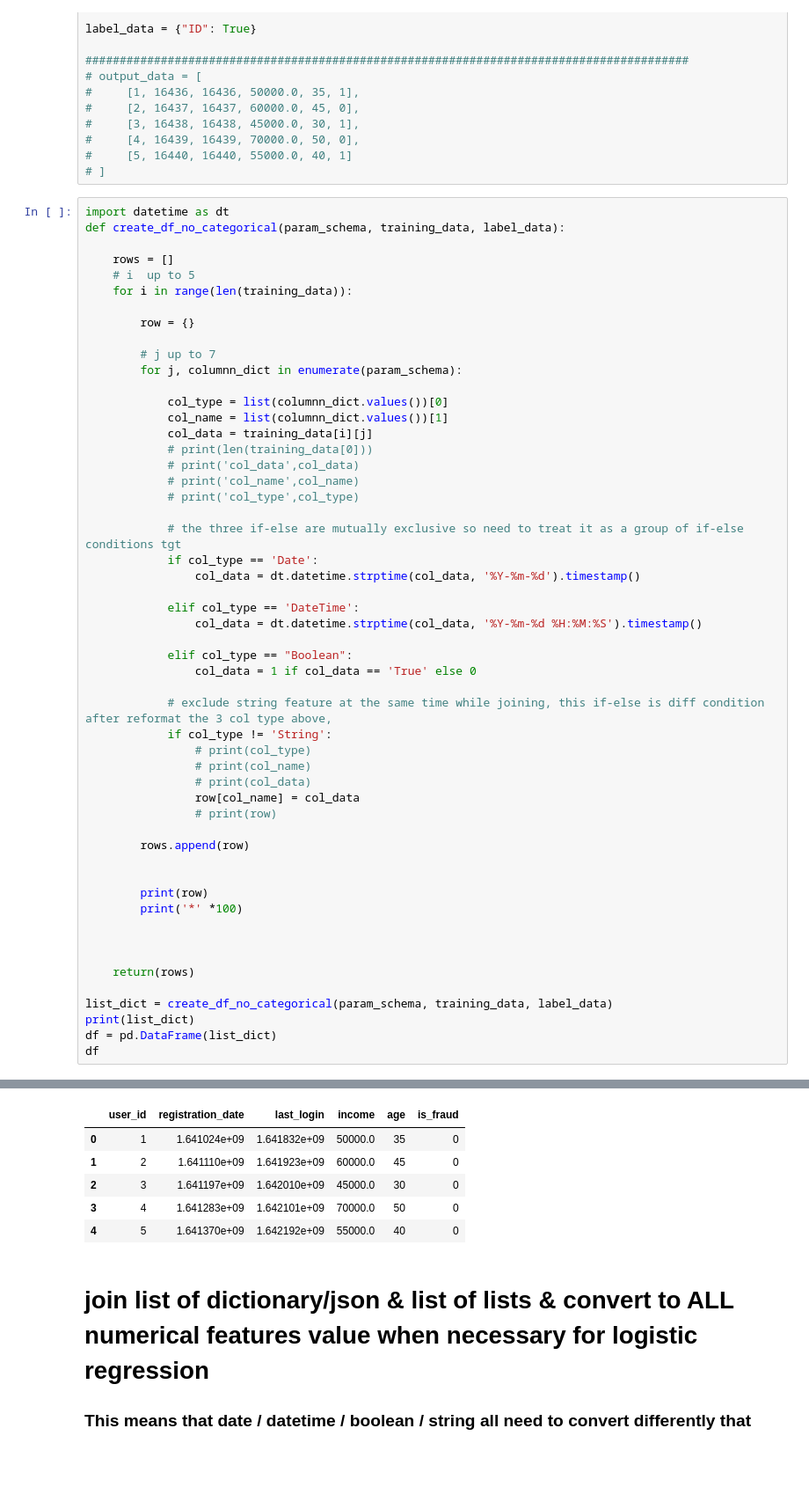
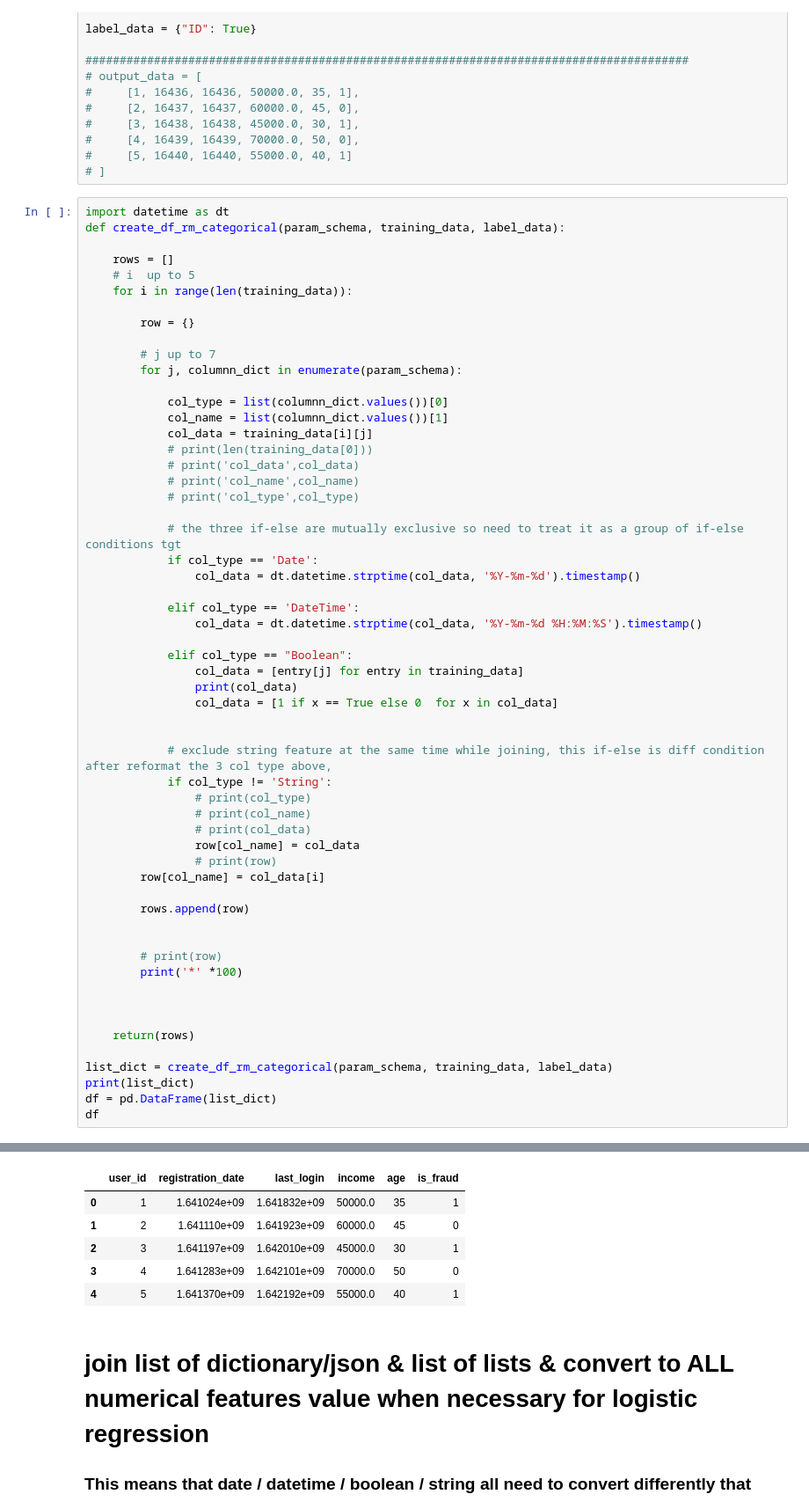
Before and after one commit to chevernemilia/ecl-ds-toolkit, a Jupyter notebook: Data_Manipulation.ipynb, the cells around one changed output, grey strips where cells are left out. Shown: that part at 88% size. Cells and saved outputs as stored; diff of their text form; blank space fills up the shorter version.

```diff
--- a/Data_Manipulation.ipynb
+++ b/Data_Manipulation.ipynb
@@ -297,7 +299,7 @@ label_data = {"ID": True}
 # ]
 # %%
 import datetime as dt
-def create_df_no_categorical(param_schema, training_data, label_data):
+def create_df_rm_categorical(param_schema, training_data, label_data):
 
     rows = []
     # i  up to 5
@@ -324,7 +326,10 @@ def create_df_no_categorical(param_schema, training_data, label_data):
                 col_data = dt.datetime.strptime(col_data, '%Y-%m-%d %H:%M:%S').timestamp()
 
             elif col_type == "Boolean":
-                col_data = 1 if col_data == 'True' else 0
+                col_data = [entry[j] for entry in training_data]
+                print(col_data)
+                col_data = [1 if x == True else 0  for x in col_data]
+
 
             # exclude string feature at the same time while joining, this if-else is diff condition after reformat the 3 col type above,
             if col_type != 'String':
@@ -333,18 +338,19 @@ def create_df_no_categorical(param_schema, training_data, label_data):
                 # print(col_data)
                 row[col_name] = col_data
                 # print(row)
+        row[col_name] = col_data[i]
 
         rows.append(row)
 
 
-        print(row)
+        # print(row)
         print('*' *100)
 
 
 
     return(rows)
 
-list_dict = create_df_no_categorical(param_schema, training_data, label_data)
+list_dict = create_df_rm_categorical(param_schema, training_data, label_data)
 print(list_dict)
 df = pd.DataFrame(list_dict)
 df
@@ -363,9 +369,9 @@ df
 |  | user_id | registration_date | last_login | income | age | is_fraud |
-| 0 | 1 | 1.641024e+09 | 1.641832e+09 | 50000.0 | 35 | 0 |
+| 0 | 1 | 1.641024e+09 | 1.641832e+09 | 50000.0 | 35 | 1 |
 | 1 | 2 | 1.641110e+09 | 1.641923e+09 | 60000.0 | 45 | 0 |
-| 2 | 3 | 1.641197e+09 | 1.642010e+09 | 45000.0 | 30 | 0 |
+| 2 | 3 | 1.641197e+09 | 1.642010e+09 | 45000.0 | 30 | 1 |
 | 3 | 4 | 1.641283e+09 | 1.642101e+09 | 70000.0 | 50 | 0 |
-| 4 | 5 | 1.641370e+09 | 1.642192e+09 | 55000.0 | 40 | 0 |
+| 4 | 5 | 1.641370e+09 | 1.642192e+09 | 55000.0 | 40 | 1 |
 # %% [markdown]
 #  join list of dictionary/json & list of lists & convert to ALL numerical features value when necessary for logistic regression
 ### This means that date / datetime / boolean / string all need to convert differently that can convert into all numerical
```
Also changed, not shown: parts of 4 cells of this notebook.
